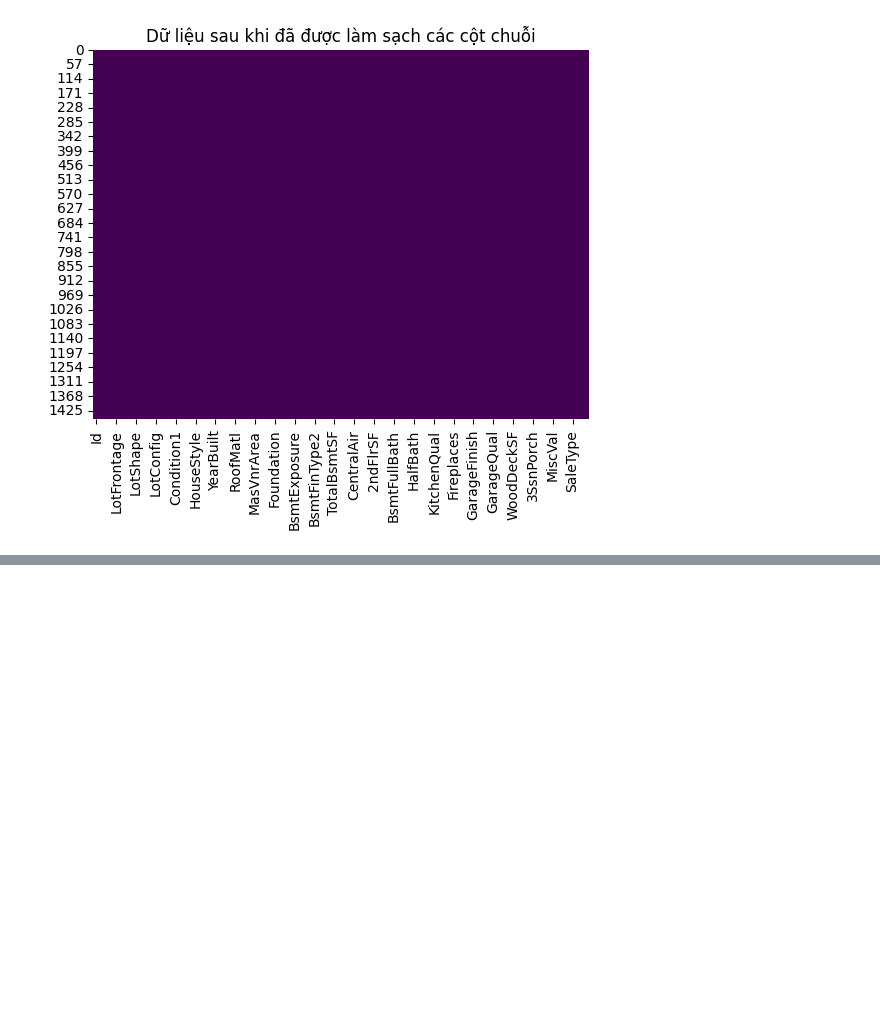
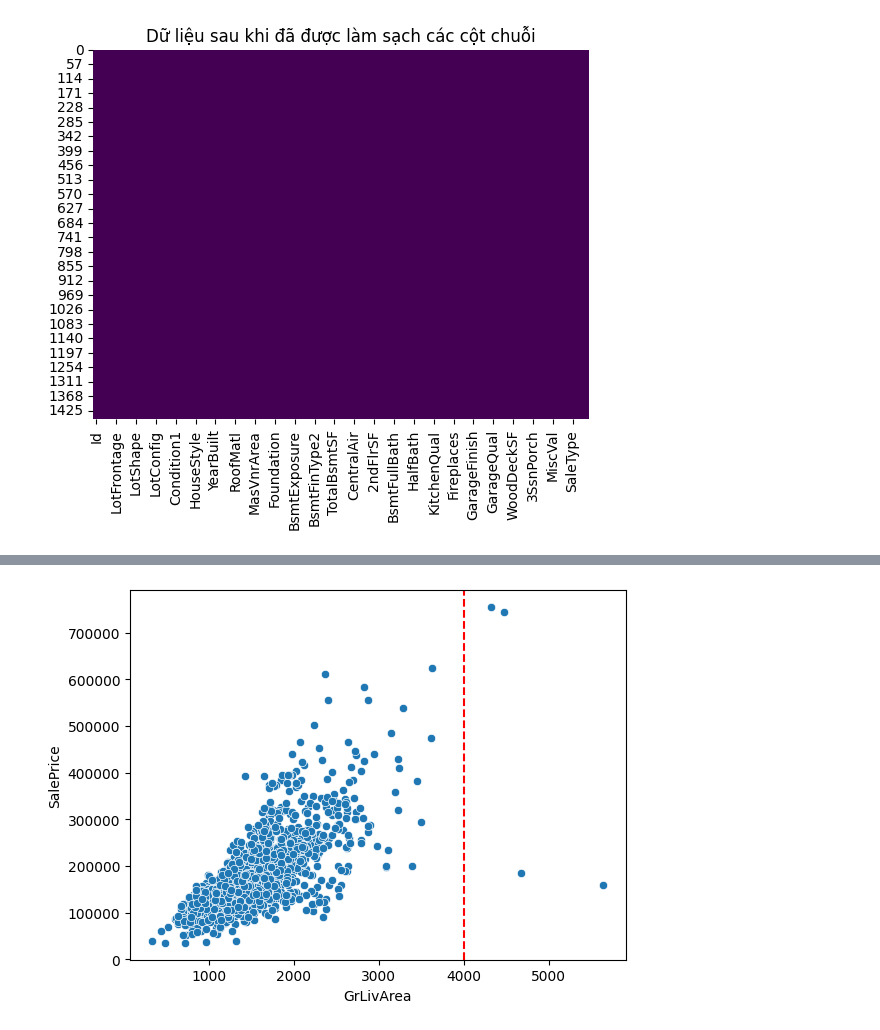
Before and after one commit to thuynguyenhuit/hocsau, a Jupyter notebook: LinearRegression.ipynb, the cells around one changed output, grey strips where cells are left out. Drawn from its saved outputs; the diff is of its cells as text; code cells hidden in the pictures; blank space fills up the shorter version.

```diff
--- a/LinearRegression.ipynb
+++ b/LinearRegression.ipynb
@@ -144,0 +188,10 @@ plt.show()
+# %%
+import seaborn as sns
+import matplotlib.pyplot as plt
+
+# Vẽ để nhìn tận mắt outlier
+sns.scatterplot(data=pd_train, x='GrLivArea', y='SalePrice')
+plt.axvline(x=4000, color='r', linestyle='--') # Vạch kẻ diện tích 4000
+plt.show()
+# %% [output]
+[figure, added]
```
Also changed, not shown: parts of 3 cells of this notebook.
